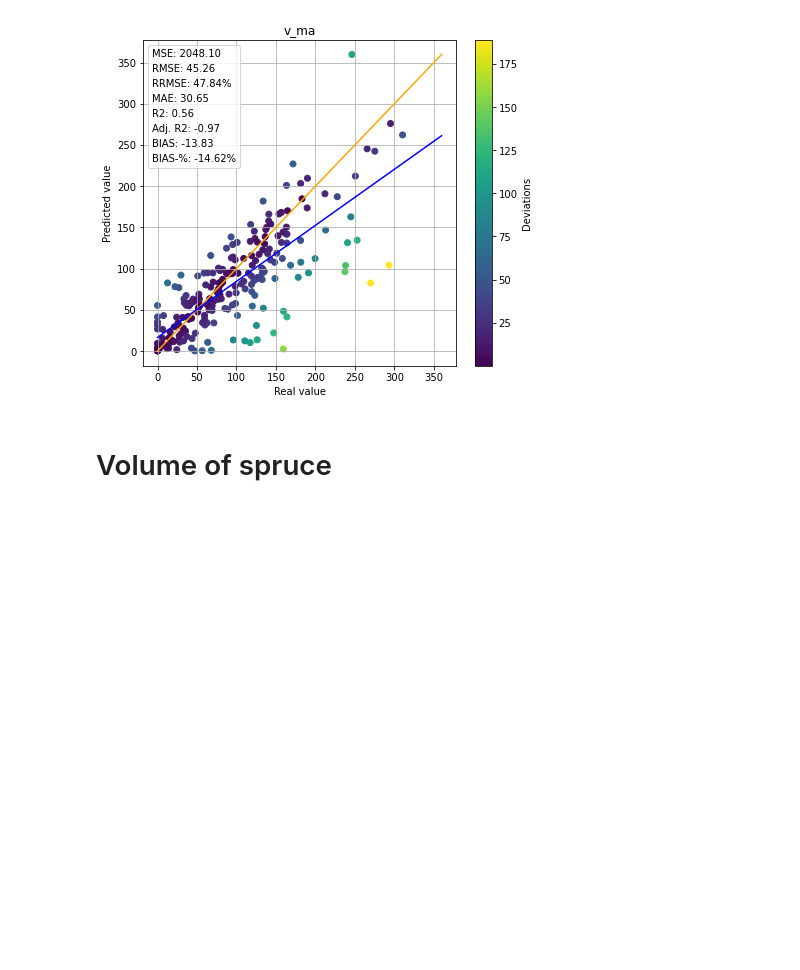
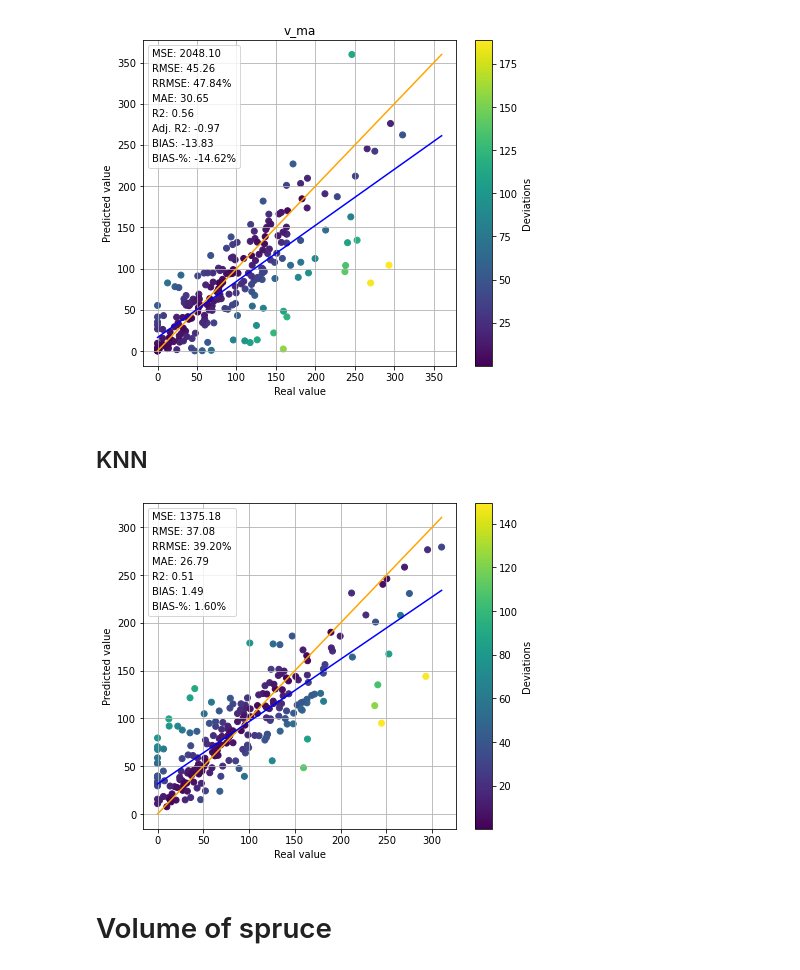
Before and after one commit to mayrajeo/enveco, a Jupyter notebook: scripts/Compare results.ipynb, the cells around one changed output. Drawn from its saved outputs; the diff is of its cells as text; code cells hidden in the pictures; blank space fills up the shorter version.

```diff
--- a/scripts/Compare results.ipynb
+++ b/scripts/Compare results.ipynb
@@ -592,6 +662,14 @@ plt.show()
 [interactive output not drawn]
 [interactive output not drawn]
 [figure]
+# %% [markdown]
+## KNN
+# %%
+target = 'v_ma'
+plot_regression_results(knn_results[f'{target}_pred'], knn_results[target])
+plt.show()
+# %% [output]
+[figure, added]
 # %% [markdown]
 # Volume of spruce
 # %%
```
Also changed, not shown: parts of 17 cells of this notebook, 21 other files.
